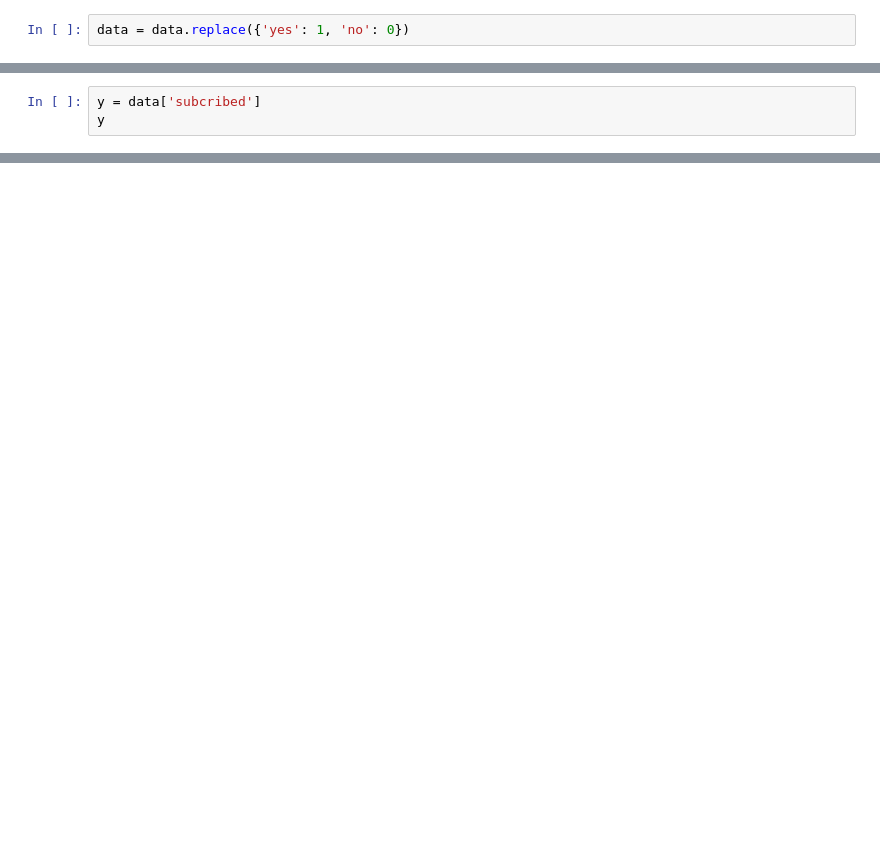
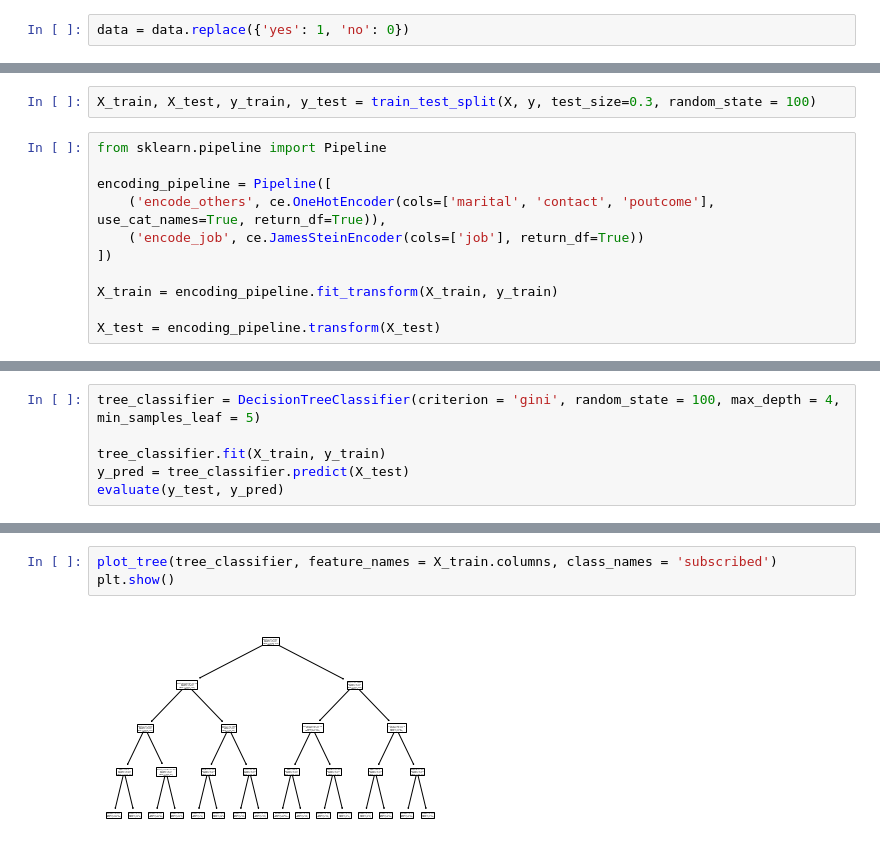
Before and after one commit to linhhvo/machine-learning-assignments, a Jupyter notebook: classification.ipynb, the cells around one changed output, grey strips where cells are left out. Drawn from its saved outputs; the diff is of its cells as text; blank space fills up the shorter version.

Commit message:
Fit decision tree model

```diff
--- a/classification.ipynb
+++ b/classification.ipynb
@@ -34,3 +44,0 @@ X
-# %%
-y = data['subcribed']
-y
@@ -49 +45,14 @@ encoder_job = ce.cat_boost.CatBoostEncoder(cols=['job'])
+# %%
+X_train, X_test, y_train, y_test = train_test_split(X, y, test_size=0.3, random_state = 100)
+# %%
+from sklearn.pipeline import Pipeline
+
+encoding_pipeline = Pipeline([
+    ('encode_others', ce.OneHotEncoder(cols=['marital', 'contact', 'poutcome'], use_cat_names=True, return_df=True)),
+    ('encode_job', ce.JamesSteinEncoder(cols=['job'], return_df=True))
+])
+
+X_train = encoding_pipeline.fit_transform(X_train, y_train)
+
+X_test = encoding_pipeline.transform(X_test)
 # %%
@@ -75,0 +66,6 @@ data
+# %%
+tree_classifier = DecisionTreeClassifier(criterion = 'gini', random_state = 100, max_depth = 4, min_samples_leaf = 5)
+
+tree_classifier.fit(X_train, y_train)
+y_pred = tree_classifier.predict(X_test)
+evaluate(y_test, y_pred)
@@ -75,0 +102,5 @@ data
+# %%
+plot_tree(tree_classifier, feature_names = X_train.columns, class_names = 'subscribed')
+plt.show()
+# %% [output]
+[figure, added]
```
Also changed, not shown: parts of 18 cells of this notebook.
